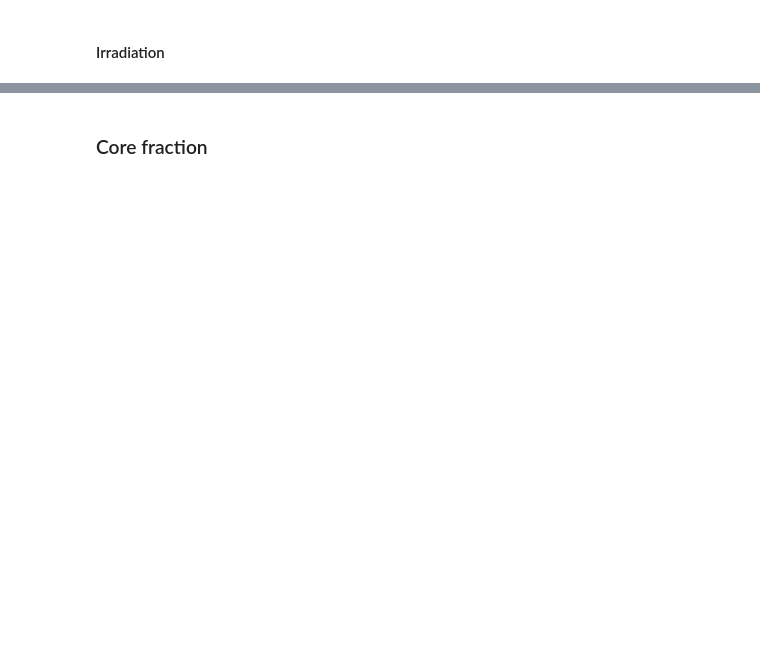
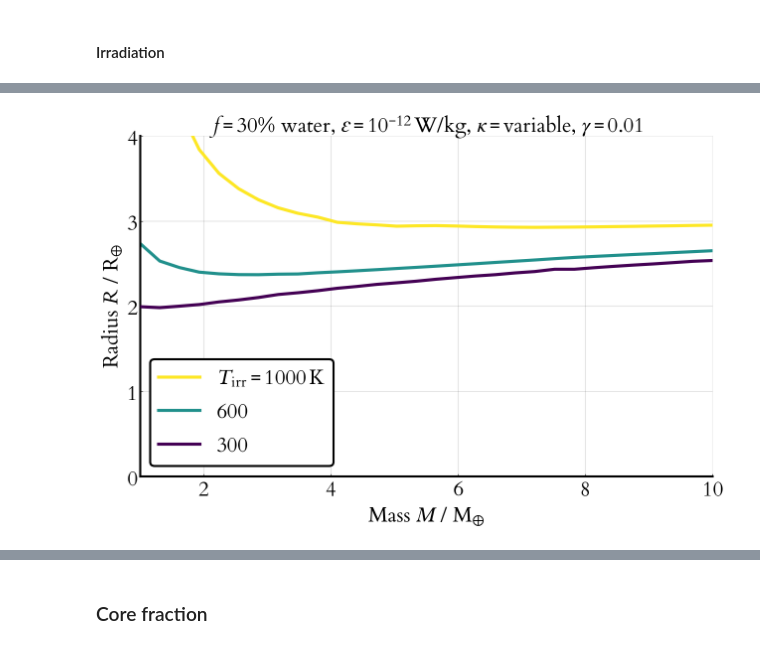
Before and after one commit to swt30/thesis, a Jupyter notebook: chapters/04-heating/04-heating-plots.ipynb, the cells around one changed output, grey strips where cells are left out. Drawn from its saved outputs; the diff is of its cells as text; code cells hidden in the pictures; blank space fills up the shorter version.

```diff
--- a/chapters/04-heating/04-heating-plots.ipynb
+++ b/chapters/04-heating/04-heating-plots.ipynb
@@ -727,15 +606,16 @@ end
 #### Irradiation
 # %%
 autofig("irradiation", Normal) do
-    d = loadfigdata("irradiation")
+    d = loadfigdata("onion", "irradiation")
     colors = seqcolors(:viridis, length(d["Tirrs"])) |> reverse
 
     let Tirrs = d["Tirrs"], Ms = d["Ms"], Rs = d["Rs"]
-        labels = string.(Tirrs')
+        labels = string.(Tirrs) |>
+            x -> reshape(x, (1, :))
         addunit!(labels, "K")
         addsym!(labels, "T_\\mathrm{irr}")
         title = parvalues(L"$f=$f0, $ɛ=$ɛ0, $κ=$κ0, $γ=$γ0", d)
         plot(Ms/M_earth, Rs/R_earth, label=labels, xaxis=xaxis, yaxis=yaxis, title=title, palette=colors)
     end
-end
+end;
 # %% [output]
@@ -743,2 +622,3 @@ end
+[figure, added]
 # %%
 autofig("irradiation-profiles", Normal, vscale=2) do
```
Also changed, not shown: parts of 31 cells of this notebook, 8 other files.
